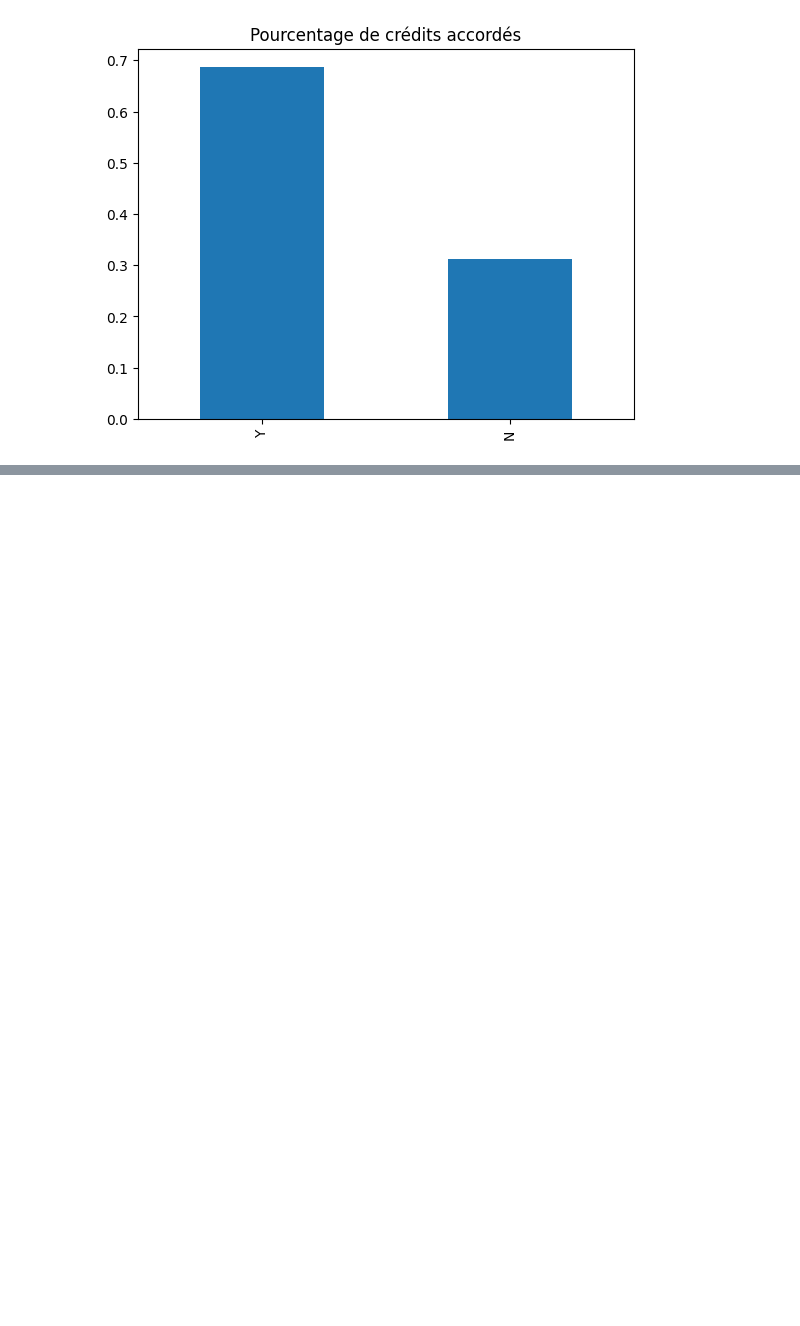
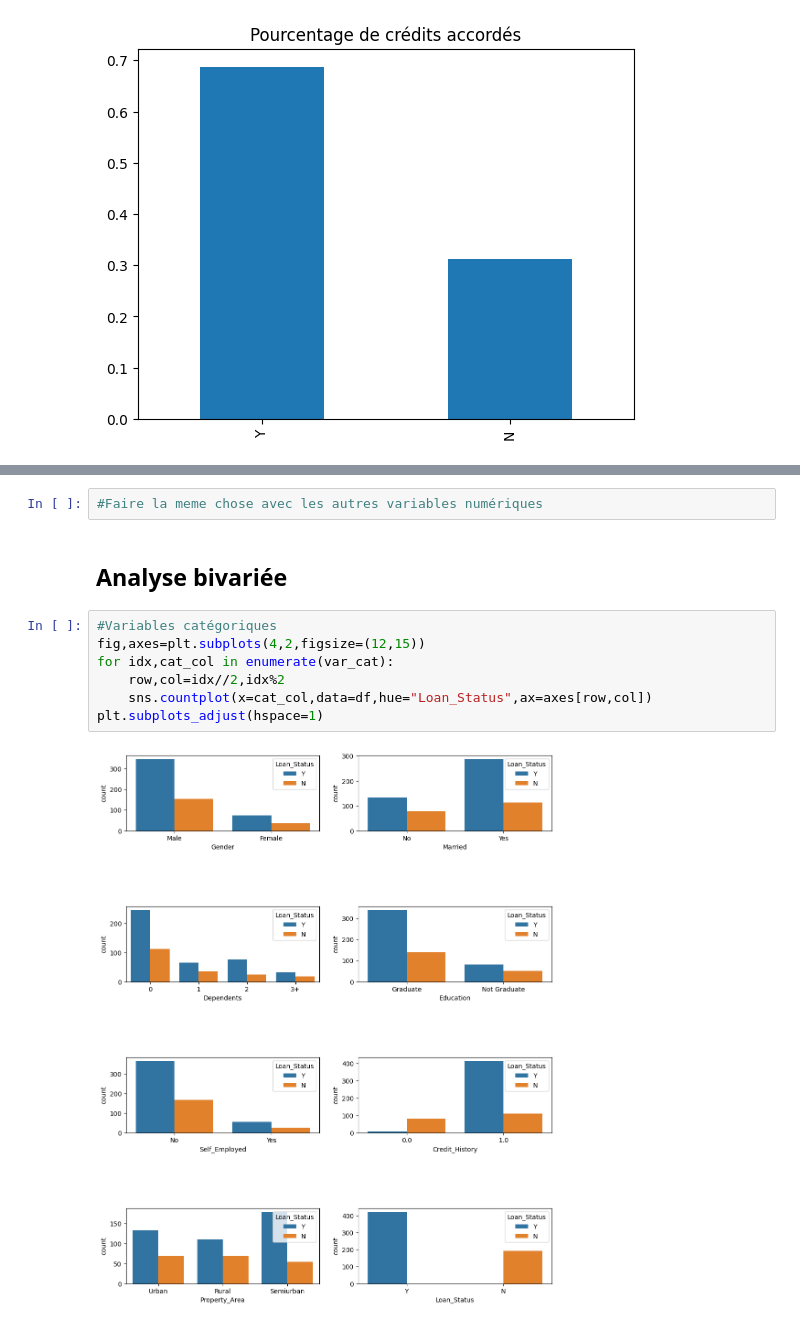
Before and after one commit to Romarou/forecast-loan, a Jupyter notebook: prevision.ipynb, the cells around one changed output, grey strips where cells are left out. Drawn from its saved outputs; the diff is of its cells as text; blank space fills up the shorter version.

Commit message:
Ajout analyse univariée et bivariée

```diff
--- a/prevision.ipynb
+++ b/prevision.ipynb
@@ -140,0 +223,13 @@ df['Loan_Status'].value_counts(normalize=True).plot.bar(title='Pourcentage de cr
+# %%
+#Faire la meme chose avec les autres variables numériques
+# %% [markdown]
+## Analyse bivariée
+# %%
+#Variables catégoriques
+fig,axes=plt.subplots(4,2,figsize=(12,15))
+for idx,cat_col in enumerate(var_cat):
+    row,col=idx//2,idx%2
+    sns.countplot(x=cat_col,data=df,hue="Loan_Status",ax=axes[row,col])
+plt.subplots_adjust(hspace=1)
+# %% [output]
+[figure, added]
```
Also changed, not shown: parts of 10 cells of this notebook.
